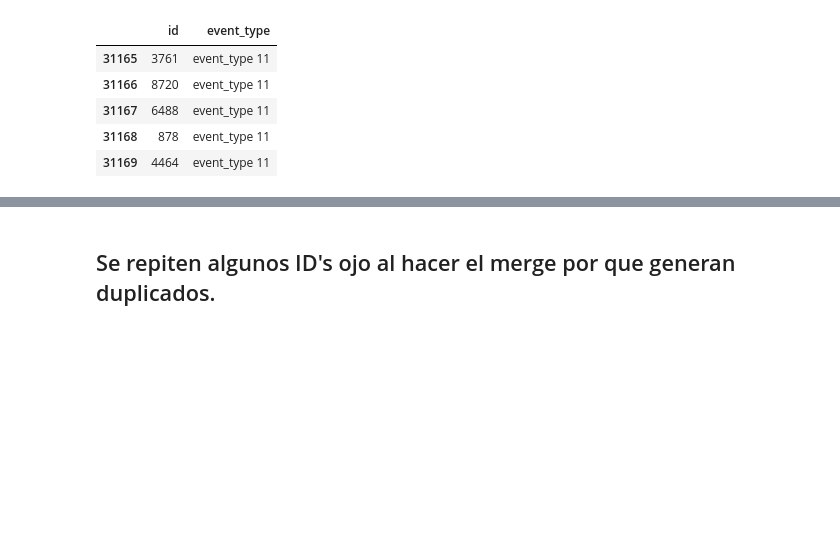
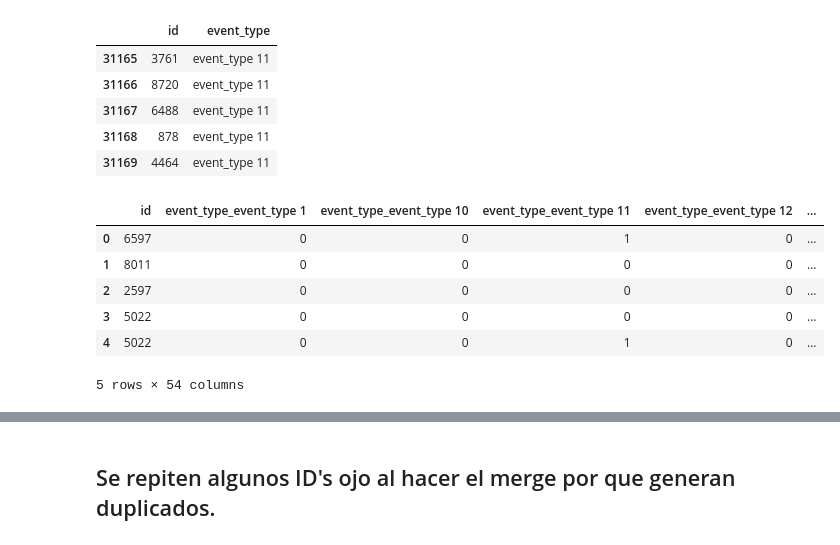
Before and after one commit to serch86/Telstra_Network_Disruption, a Jupyter notebook: telstra_1.ipynb, the cells around one changed output, grey strips where cells are left out. Saved outputs shown, nothing was run; the diff lists cells and outputs as text; code cells hidden in the pictures; blank space fills up the shorter version.

```diff
--- a/telstra_1.ipynb
+++ b/telstra_1.ipynb
@@ -73,6 +73,16 @@ event_type.tail()
 | 31167 | 6488 | event_type 11 |
 | 31168 | 878 | event_type 11 |
 | 31169 | 4464 | event_type 11 |
+# %%
+pd.get_dummies(event_type, columns=['event_type']).head()
+# %% [output]
+|  | id | event_type_event_type 1 | event_type_event_type 10 | event_type_event_type 11 | event_type_event_type 12 | ... |
+| 0 | 6597 | 0 | 0 | 1 | 0 | ... |
+| 1 | 8011 | 0 | 0 | 0 | 0 | ... |
+| 2 | 2597 | 0 | 0 | 0 | 0 | ... |
+| 3 | 5022 | 0 | 0 | 0 | 0 | ... |
+| 4 | 5022 | 0 | 0 | 1 | 0 | ... |
+5 rows × 54 columns
 # %%
 event_type.profile_report()
 # %% [output]
```
Also changed, not shown: parts of 9 cells of this notebook.
